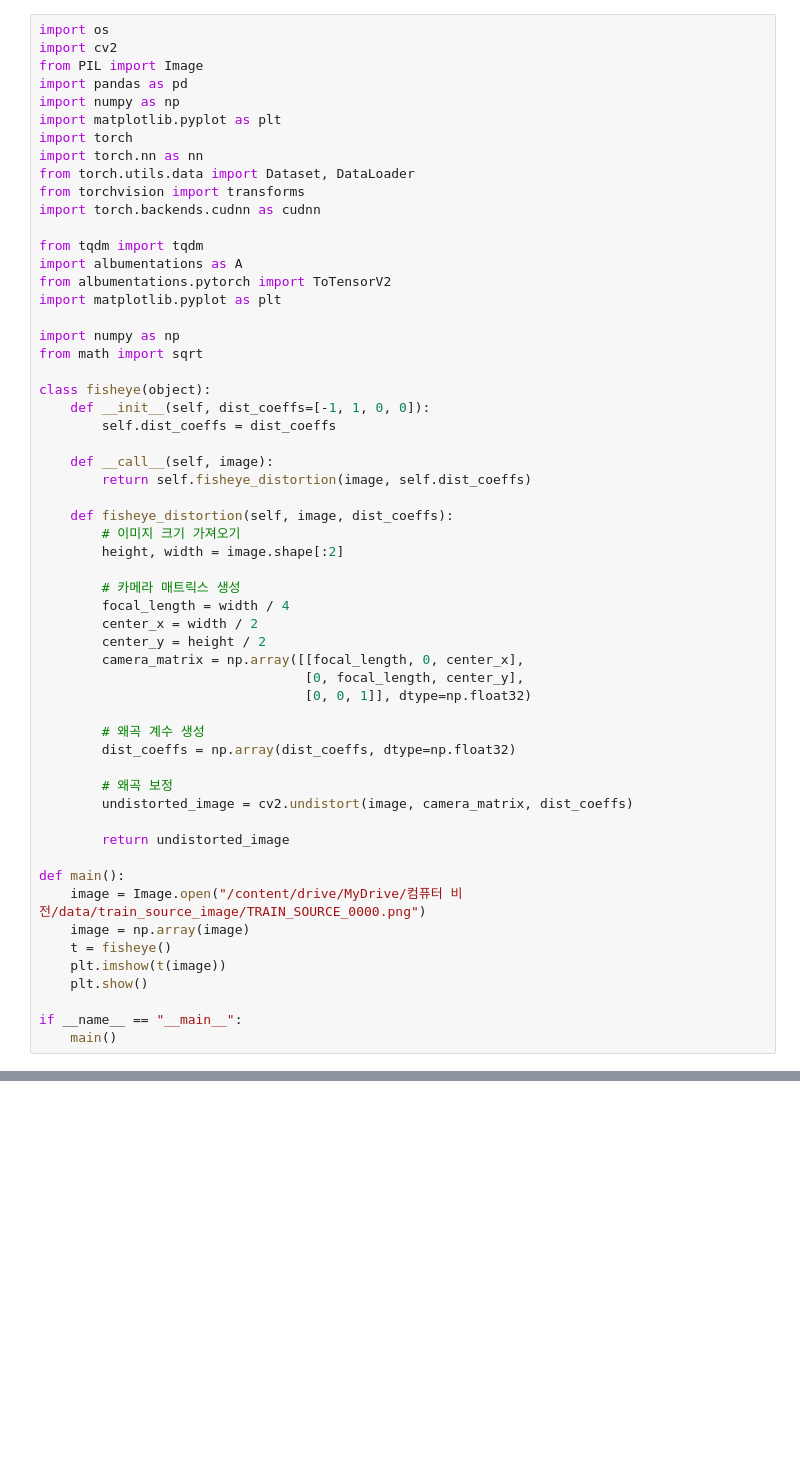
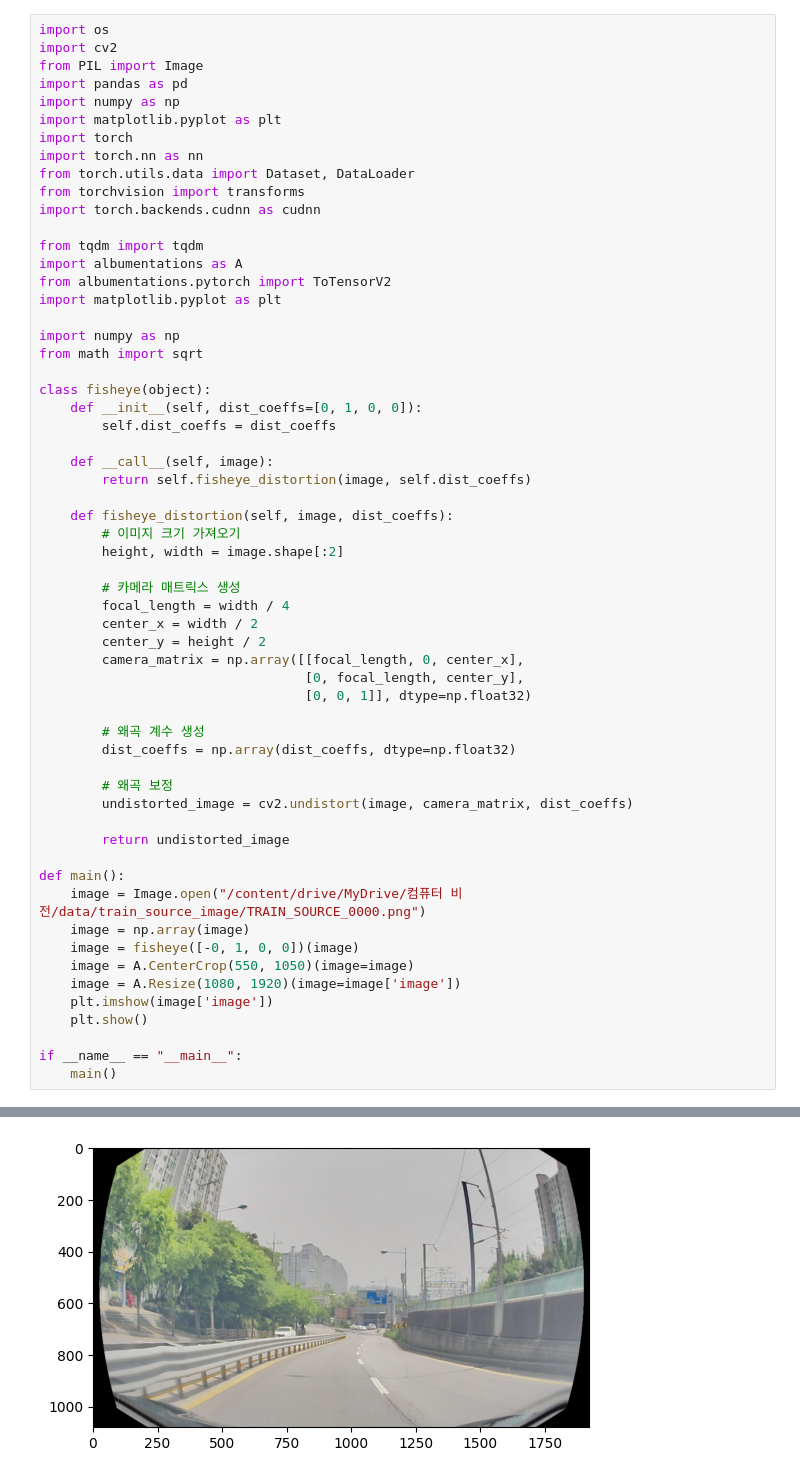
Before and after one commit to DATA302-team14/computer-vision, a Jupyter notebook: tool/_test.ipynb, the cells around one changed output, grey strips where cells are left out. Cells and saved outputs as stored; diff of their text form; blank space fills up the shorter version.

```diff
--- a/tool/_test.ipynb
+++ b/tool/_test.ipynb
@@ -20,7 +26,7 @@ import numpy as np
 from math import sqrt
 
 class fisheye(object):
-    def __init__(self, dist_coeffs=[-1, 1, 0, 0]):
+    def __init__(self, dist_coeffs=[0, 1, 0, 0]):
         self.dist_coeffs = dist_coeffs
 
     def __call__(self, image):
@@ -49,8 +55,10 @@ class fisheye(object):
 def main():
     image = Image.open("/content/drive/MyDrive/컴퓨터 비전/data/train_source_image/TRAIN_SOURCE_0000.png")
     image = np.array(image)
-    t = fisheye()
-    plt.imshow(t(image))
+    image = fisheye([-0, 1, 0, 0])(image)
+    image = A.CenterCrop(550, 1050)(image=image)
+    image = A.Resize(1080, 1920)(image=image['image'])
+    plt.imshow(image['image'])
     plt.show()
 
 if __name__ == "__main__":
@@ -59,0 +67 @@ ModuleNotFoundError: No module named 'albumentations'
+[figure, added]
```
Also changed, not shown: parts of 4 cells of this notebook, 3 other files.
